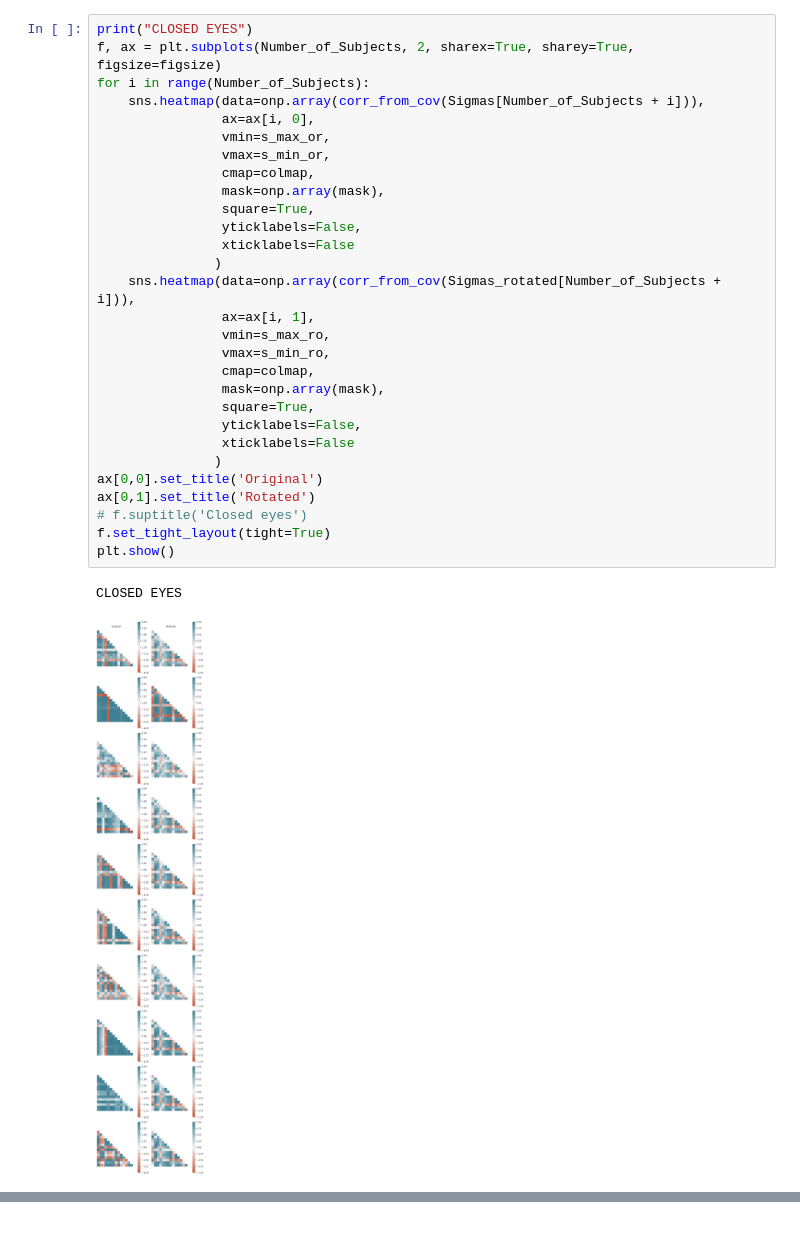
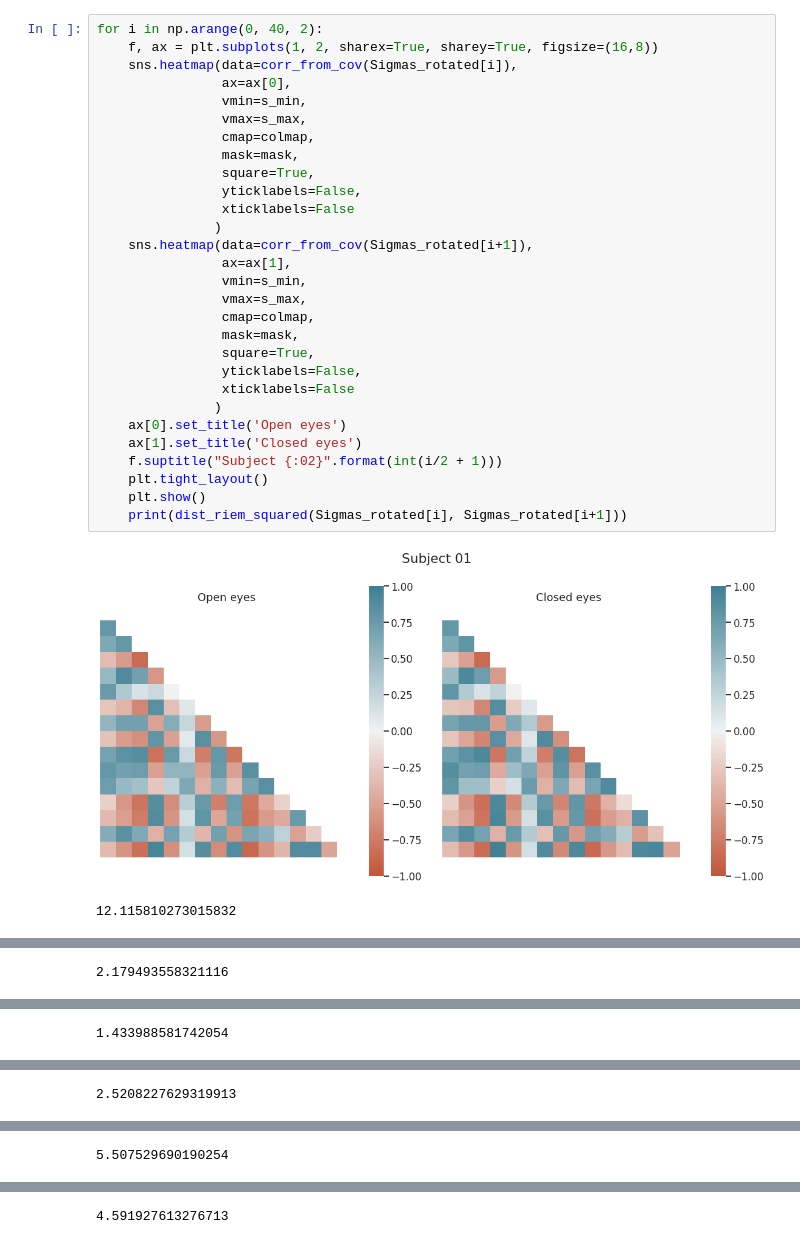
Before and after one commit to jschiavon/spd_alignment, a Jupyter notebook: notebooks/Test_on_matrices.ipynb, the cells around one changed output, grey strips where cells are left out. Drawn from its saved outputs; the diff is of its cells as text.

```diff
--- a/notebooks/Test_on_matrices.ipynb
+++ b/notebooks/Test_on_matrices.ipynb
@@ -138,32 +274,32 @@ OPEN EYES
 # %%
-print("CLOSED EYES")
-f, ax = plt.subplots(Number_of_Subjects, 2, sharex=True, sharey=True, figsize=figsize)
-for i in range(Number_of_Subjects):
-    sns.heatmap(data=onp.array(corr_from_cov(Sigmas[Number_of_Subjects + i])),
-                ax=ax[i, 0],
-                vmin=s_max_or,
-                vmax=s_min_or,
+for i in np.arange(0, 40, 2):
+    f, ax = plt.subplots(1, 2, sharex=True, sharey=True, figsize=(16,8))
+    sns.heatmap(data=corr_from_cov(Sigmas_rotated[i]),
+                ax=ax[0],
+                vmin=s_min,
+                vmax=s_max,
                 cmap=colmap,
-                mask=onp.array(mask),
+                mask=mask,
                 square=True,
                 yticklabels=False,
                 xticklabels=False
                )
-    sns.heatmap(data=onp.array(corr_from_cov(Sigmas_rotated[Number_of_Subjects + i])),
-                ax=ax[i, 1],
-                vmin=s_max_ro,
-                vmax=s_min_ro,
+    sns.heatmap(data=corr_from_cov(Sigmas_rotated[i+1]),
+                ax=ax[1],
+                vmin=s_min,
+                vmax=s_max,
                 cmap=colmap,
-                mask=onp.array(mask),
+                mask=mask,
                 square=True,
                 yticklabels=False,
                 xticklabels=False
                )
-ax[0,0].set_title('Original')
-ax[0,1].set_title('Rotated')
-# f.suptitle('Closed eyes')
-f.set_tight_layout(tight=True)
-plt.show()
+    ax[0].set_title('Open eyes')
+    ax[1].set_title('Closed eyes')
+    f.suptitle("Subject {:02}".format(int(i/2 + 1)))
+    plt.tight_layout()
+    plt.show()
+    print(dist_riem_squared(Sigmas_rotated[i], Sigmas_rotated[i+1]))
 # %% [output]
+[figure, new version]
-CLOSED EYES
+12.115810273015832
-[figure, old version]
@@ -169,0 +307 @@ CLOSED EYES
+2.179493558321116
@@ -169,0 +309 @@ CLOSED EYES
+1.433988581742054
@@ -169,0 +311 @@ CLOSED EYES
+2.5208227629319913
@@ -169,0 +313 @@ CLOSED EYES
+5.507529690190254
@@ -169,0 +315 @@ CLOSED EYES
+4.591927613276713
```
Also changed, not shown: parts of 23 cells of this notebook, 2 other files.
